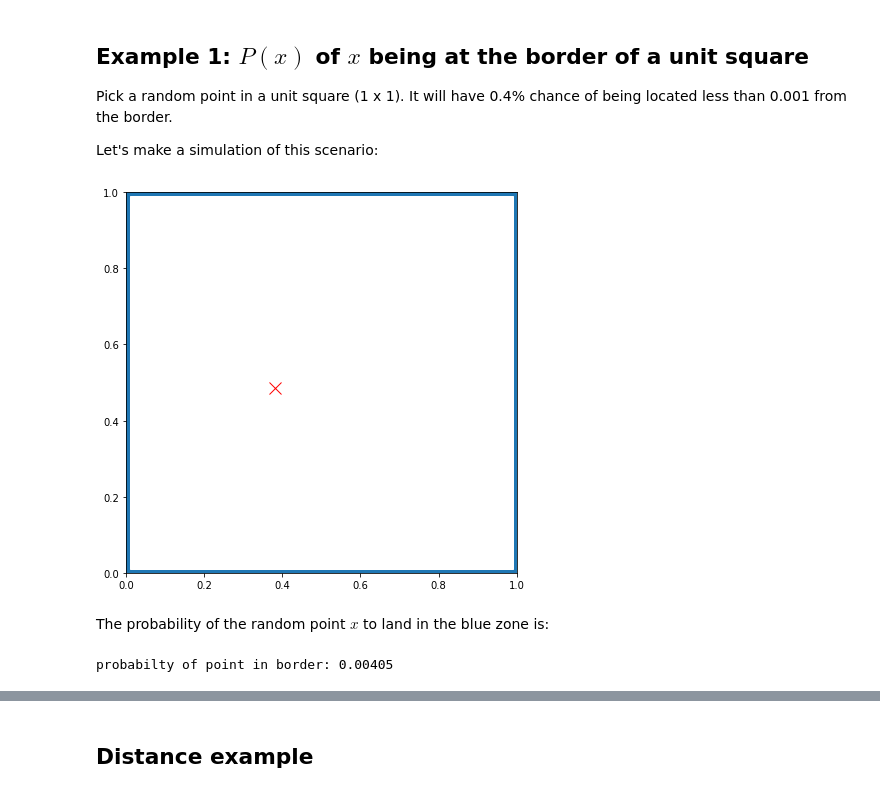
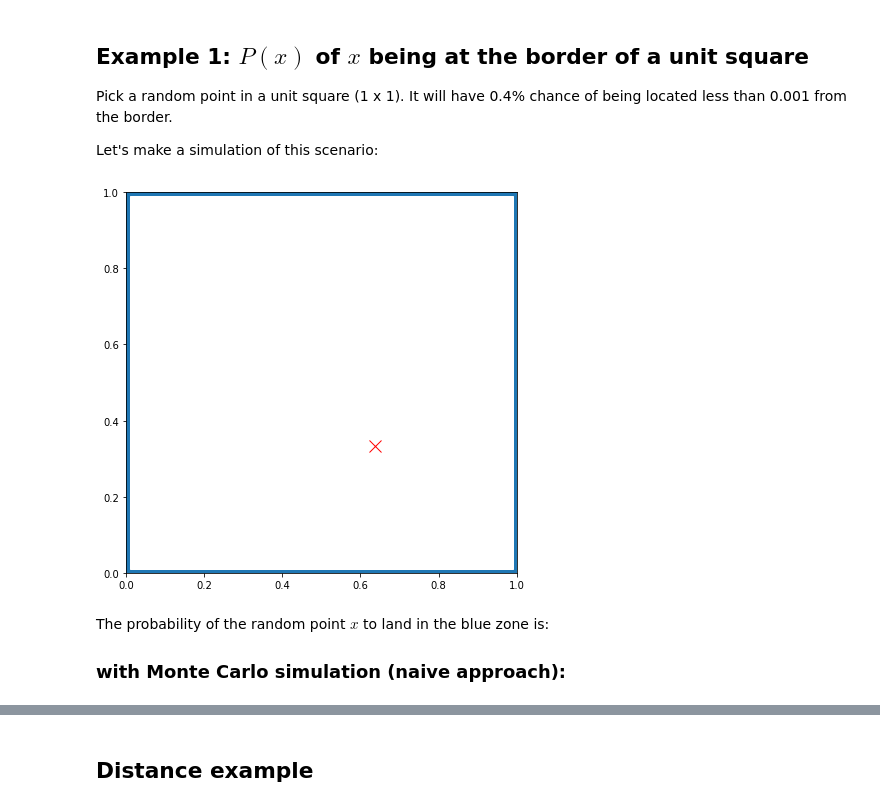
Before and after one commit to BielStela/Curs_UB, a Jupyter notebook: dia_3/curse_dimensionality.ipynb, the cells around one changed output, grey strips where cells are left out. Drawn from its saved outputs; the diff is of its cells as text; code cells hidden in the pictures.

```diff
--- a/dia_3/curse_dimensionality.ipynb
+++ b/dia_3/curse_dimensionality.ipynb
@@ -13,12 +13,15 @@ import matplotlib as mpl
 import seaborn as sns
 %matplotlib inline
 # %%
-def throw_point():
+def vis_square(border):
+    """
+    Visualize a square with a border and a random point
+    """
 
-    def draw_squares(border=0.1):
+    def draw_squares(border):
+        # draws the two squares
         sqr = mpl.patches.Rectangle((0,0),1,1)
         ax.add_patch(sqr)
-        border = border
         sqr_2 = mpl.patches.Rectangle((0+border,0+border),1-border*2,1-border*2, color='w')
         ax.add_patch(sqr_2)
 
@@ -26,14 +29,16 @@ def throw_point():
     x, y = np.random.rand(2)
 
     fig, ax = plt.subplots(figsize=(7,7))
-    draw_squares(0.01)
+    draw_squares(border)
     ax.plot([x],[y], c='r',marker='x', markersize=12)
     ax.set_xlim(0,1)
     ax.set_ylim(0,1)
     plt.show()
-# %%
-throw_point()
-# %% [output]
-[figure, removed]
+# %%
+vis_square(0.01)  # border = 0.001 is not visible
+# %% [output]
+[figure, added]
 # %% [markdown]
 The probability of the random point $x$ to land in the blue zone is:
+
+### with Monte Carlo simulation (naive approach):
@@ -58,4 +59,0 @@ mat3d[1:-1,1:-1] = 1  # left border with 0
-# %%
-simulate(100000, mat3d)
-# %% [output]
-probabilty of point in border: 0.00405
```
Also changed, not shown: parts of 11 cells of this notebook, 2 other files.
